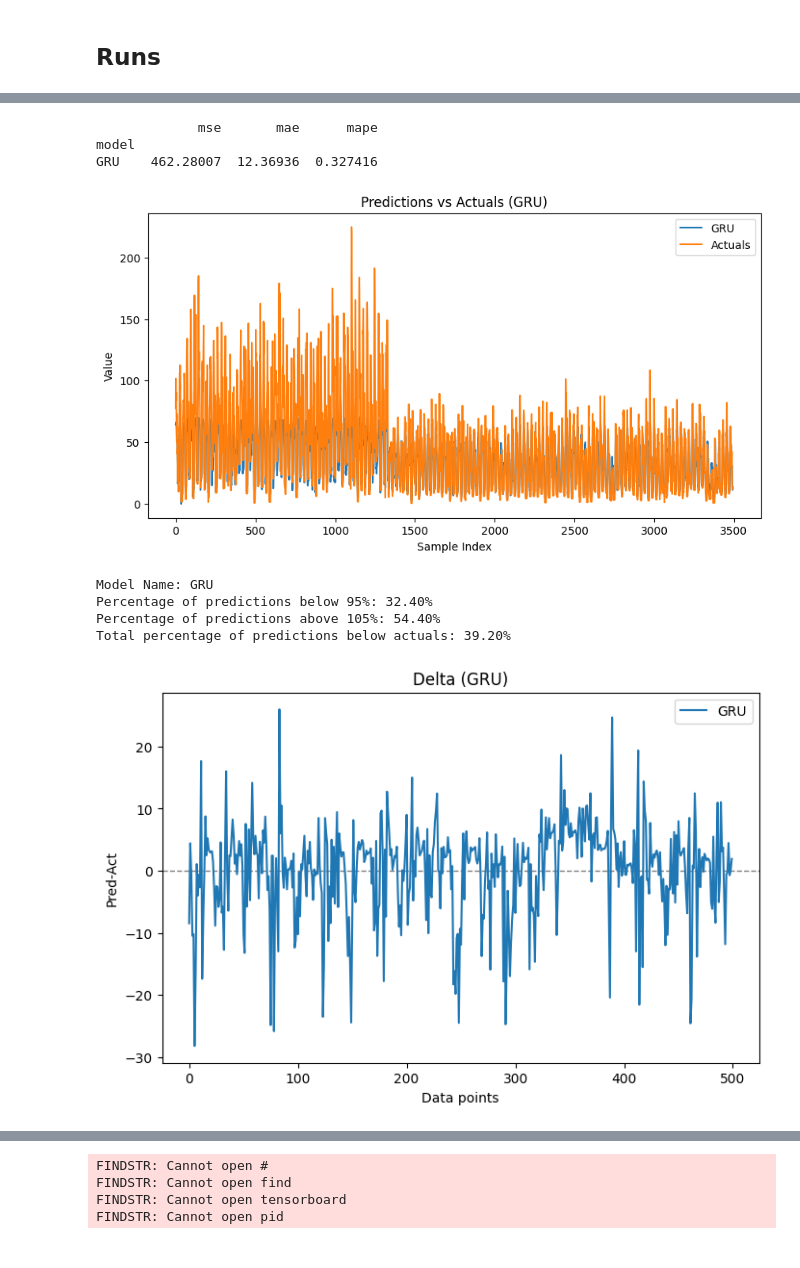
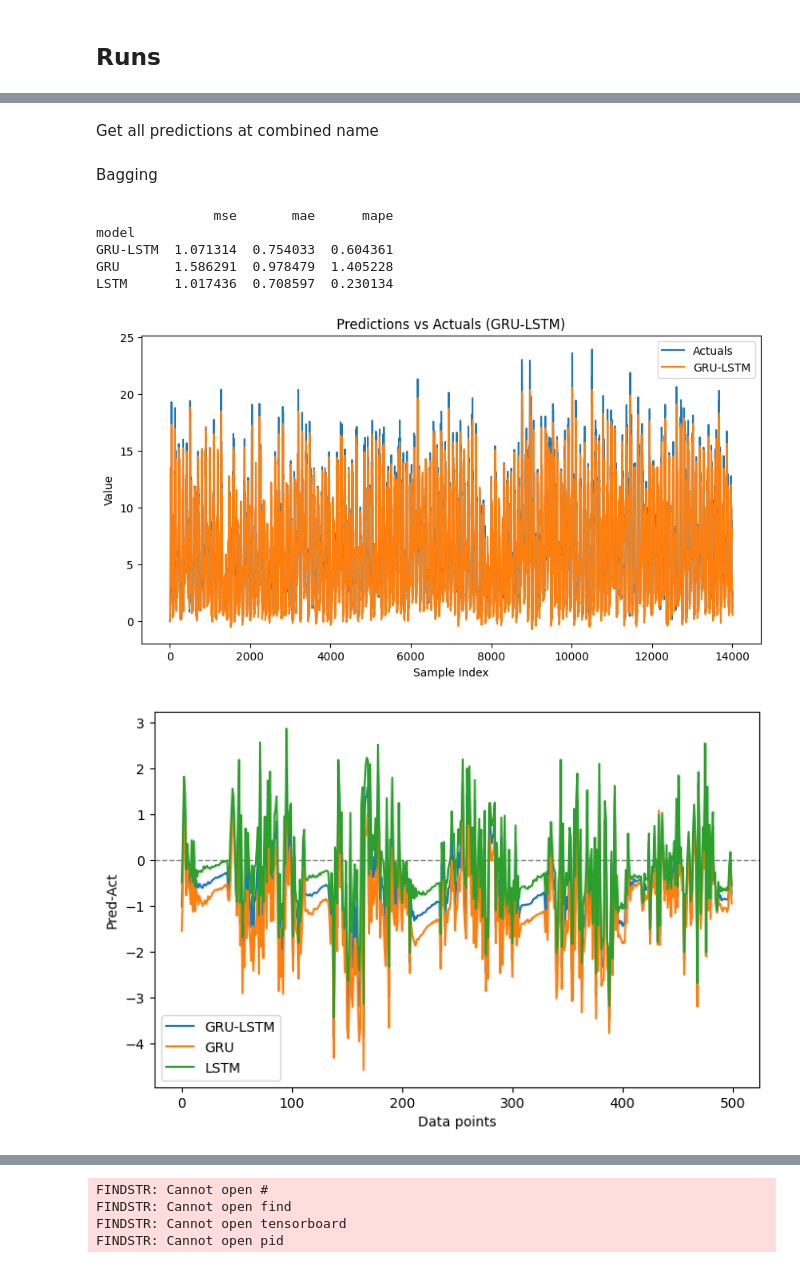
Before and after one commit to sebxGit/P10, a Jupyter notebook: baselines.ipynb, the cells around one changed output, grey strips where cells are left out. Cells and saved outputs as stored; diff of their text form; code cells hidden in the pictures.

```diff
--- a/baselines.ipynb
+++ b/baselines.ipynb
@@ -384,18 +369,18 @@ class GRU(torch.nn.Module):
     return out
 # %%
 params = dict(
-  input_size = 26,
+  input_size = 22,
   seq_len = 12,
   batch_size = 8,
-  criterion = CustomLossFunction2(),
+  criterion = nn.MSELoss(), #nn.L1Loss() (MAE), nn.MSELoss() (MSE)
   optimizer = torch.optim.Adam,
-  max_epochs = 10,
+  max_epochs = 5,
   n_features = 7,
   hidden_size = 100,
   num_layers = 1,
-  dropout = 0, # can be 0.2 if more output layers are present
+  dropout = 0,
   learning_rate = 0.001,
-  num_workers = 0, # only work in .py for me
-  is_persistent = False, # only work in .py for me
+  num_workers = 0,
+  is_persistent = False,
   scaler = MinMaxScaler()
 )
@@ -413,7 +394,8 @@ colmod.setup(stage=None)
 ensemble_models = [
   # MLP(num_features=params['seq_len']*params['input_size'], seq_len=params['batch_size'], num_classes=1),
   GRU(input_size=params['input_size'], hidden_size=params['hidden_size'], num_layers=params['num_layers'], dropout=params['dropout']),
-  # LSTM(input_size=params['input_size'], hidden_size=params['hidden_size'], num_layers=params['num_layers'], dropout=params['dropout']),
+  LSTM(input_size=params['input_size'], hidden_size=params['hidden_size'], num_layers=params['num_layers'], dropout=params['dropout']),
+  # AdaBoostRegressor(n_estimators=100, random_state=42),
   # RandomForestRegressor(n_estimators=100, random_state=42),
 ]
 
@@ -432,8 +414,9 @@ for _model in ensemble_models:
 
   if isinstance(_model, BaseEstimator):
     print(f"-----Training {_model.__class__.__name__} model-----")
-    X_train_sample, y_train_sample = resample(colmod.X_train, colmod.y_train, replace=True, n_samples=len(colmod.X_train), random_state=42)
-    _model.fit(X_train_sample, y_train_sample.ravel()) # ravel() converts a 2D to a 1D array
+    # X_train_sample, y_train_sample = resample(colmod.X_train, colmod.y_train, replace=True, n_samples=len(colmod.X_train), random_state=42)
+    # _model.fit(X_train_sample, y_train_sample.ravel()) # ravel() converts a 2D to a 1D array
+    _model.fit(colmod.X_train, colmod.y_train.ravel()) # ravel() converts a 2D to a 1D array
     y_pred = _model.predict(colmod.X_test)
     if not os.path.exists(f"Predictions/{combined_name}"):
       os.makedirs(f"Predictions/{combined_name}")
@@ -467 +477,3 @@ c:\Users\sebas\AppData\Local\Programs\Python\Python312\Lib\site-packages\lightni
+# %% [markdown]
+Get all predictions at combined name
 # %%
@@ -492,0 +500,2 @@ torch.save(ensemble_predictions, filename)
+# %% [markdown]
+Bagging
@@ -503,6 +516,8 @@ pt_files = [f for f in os.listdir(folder_path) if f.endswith('.pt')]
 
 metrics = []
 plt.figure(figsize=(10, 5))
+plt.plot(actuals_flat, label='Actuals')
+
 for i, pt_file in enumerate(pt_files):
   file_path = os.path.join(folder_path, pt_file)
   predictions = torch.load(file_path)
@@ -520,13 +535,13 @@ for i, pt_file in enumerate(pt_files):
     'mse': mean_squared_error(predictions, actuals_flat),
     'mae': mean_absolute_error(predictions, actuals_flat),
     'mape': mean_absolute_percentage_error(predictions, actuals_flat)})
-  plt.plot(predictions, label=model_name)
+  if model_name == combined_name:
+    plt.plot(predictions, label=model_name)
 
 loss_func_df = pd.concat([pd.DataFrame([m]) for m in metrics])
 loss_func_df.set_index('model', inplace=True)
 print(loss_func_df)
 
-plt.plot(actuals_flat, label='Actuals')
 plt.xlabel('Sample Index')
 plt.ylabel('Value')
 plt.title(f'Predictions vs Actuals ({combined_name})')
@@ -535,10 +550,12 @@ plt.legend()
 plt.savefig(f'{folder_path}/predictions_vs_actuals_{combined_name}.png')
 plt.show()
 # %% [output]
-             mse       mae      mape
+               mse       mae      mape
 model
-GRU    462.28007  12.36936  0.327416
+GRU-LSTM  1.071314  0.754033  0.604361
+GRU       1.586291  0.978479  1.405228
+LSTM      1.017436  0.708597  0.230134
-[figure, old version]
+[figure, new version]
 # %%
 actuals = []
 for batch in colmod.predict_dataloader():
@@ -554,49 +571,40 @@ predictions = []
 metrics = []
 
 actuals_flat = actuals_flat[-500:]
+belows = {}
 
 plt.figure(figsize=(8, 5))
 plt.axhline(0, color='gray', linestyle='--', linewidth=1)
-plt.title(f'Delta ({combined_name})')
 plt.xlabel('Data points')
 plt.ylabel('Pred-Act')
 for i, pt_file in enumerate(pt_files):
     file_path = os.path.join(folder_path, pt_file)
     predictions = torch.load(file_path)
     model_name = pt_file.split('.')[0].split('_')[-1]
 
     if len(predictions) > len(actuals_flat):
         predictions = predictions[-len(actuals_flat):]
     if type(predictions[0]) == torch.Tensor:
         predictions = [item.item() for sublist in predictions for item in sublist]
     elif type(predictions[0]) == np.float64:
         predictions = predictions.tolist()
 
     predictions = predictions[-500:]
 
     diff = np.array(predictions) - np.array(actuals_flat)
     plt.plot(diff, label=model_name)
 
-    below_threshold = np.array(predictions) < (np.array(actuals_flat) * 0.95)
-    above_threshold = np.array(predictions) > (np.array(actuals_flat) * 1.05)
     total_below_actuals = np.sum(np.array(predictions) < np.array(actuals_flat))
-    percentage_below_threshold = np.sum(below_threshold) / len(predictions) * 100
-    percentage_above_threshold = np.sum(above_threshold) / len(predictions) * 100
     percentage_total_below_actuals = total_below_actuals / len(predictions) * 100
-    print(f"Model Name: {model_name}")
-    print(f"Percentage of predictions below 95%: {percentage_below_threshold:.2f}%")
-    print(f"Percentage of predictions above 105%: {percentage_above_threshold:.2f}%")
-    print(f"Total percentage of predictions below actuals: {percentage_total_below_actuals:.2f}%")
-    break
+    belows.update({model_name: percentage_total_below_actuals})
 
+# save belows to csv
+belows_df = pd.DataFrame(list(belows.items()), columns=['Model', 'Percentage Below Actuals'])
+belows_df.to_csv(f'{folder_path}/belows.csv', index=False)
 plt.legend()
 plt.show()
 # %% [output]
-Model Name: GRU
-Percentage of predictions below 95%: 32.40%
-Percentage of predictions above 105%: 54.40%
-Total percentage of predictions below actuals: 39.20%
-[figure, old version]
+[figure, new version]
 # %%
 %load_ext tensorboard
 %tensorboard --logdir=lightning_logs
```
Also changed, not shown: parts of 13 cells of this notebook, 3 other files.
